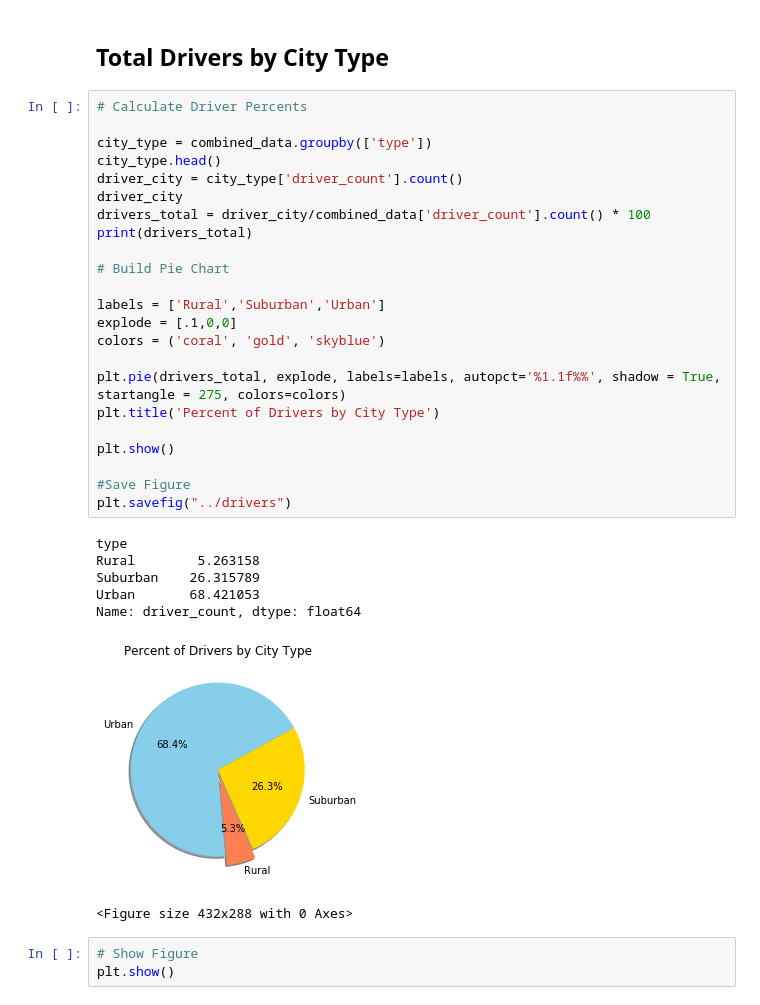
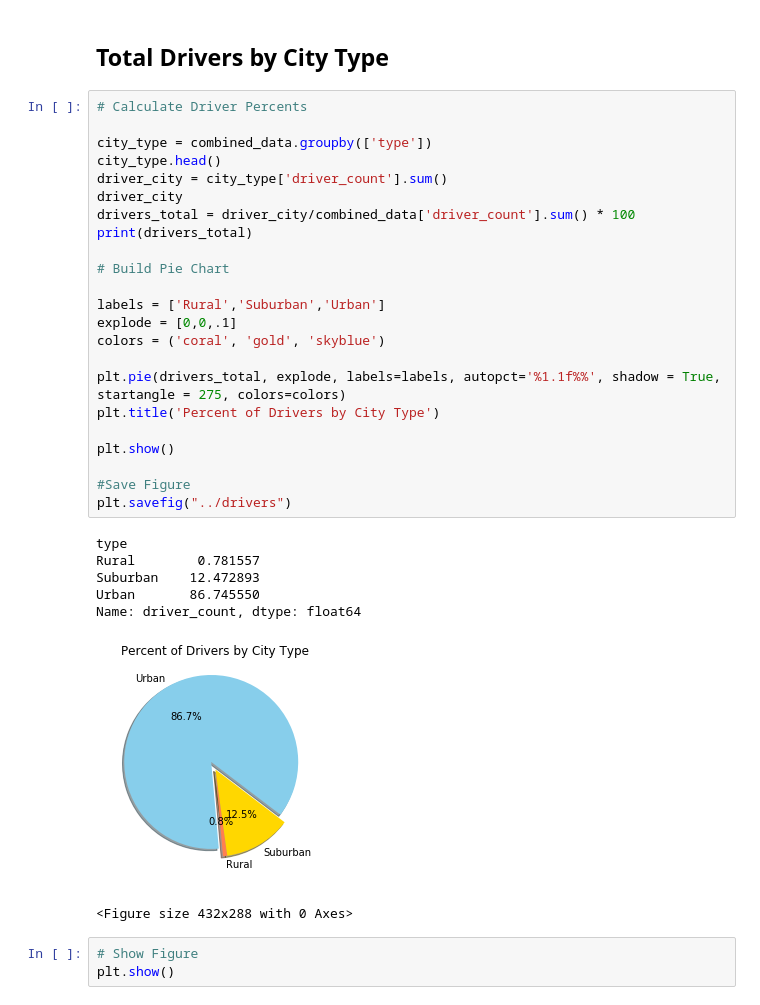
Before and after one commit to erikaplarsen/Assignment-5, a Jupyter notebook: pyber_starter.ipynb, the cells around one changed output. Drawn from its saved outputs; the diff is of its cells as text.

```diff
--- a/pyber_starter.ipynb
+++ b/pyber_starter.ipynb
@@ -180,33 +180,33 @@ plt.show()
 # %%
 # Calculate Driver Percents
 
 city_type = combined_data.groupby(['type'])
 city_type.head()
-driver_city = city_type['driver_count'].count()
+driver_city = city_type['driver_count'].sum()
 driver_city
-drivers_total = driver_city/combined_data['driver_count'].count() * 100
+drivers_total = driver_city/combined_data['driver_count'].sum() * 100
 print(drivers_total)
 
 # Build Pie Chart
 
 labels = ['Rural','Suburban','Urban']
-explode = [.1,0,0]
+explode = [0,0,.1]
 colors = ('coral', 'gold', 'skyblue')
 
 plt.pie(drivers_total, explode, labels=labels, autopct='%1.1f%%', shadow = True, startangle = 275, colors=colors)
 plt.title('Percent of Drivers by City Type')
 
 plt.show()
 
 #Save Figure
 plt.savefig("../drivers")
 # %% [output]
 type
-Rural        5.263158
-Suburban    26.315789
-Urban       68.421053
+Rural        0.781557
+Suburban    12.472893
+Urban       86.745550
 Name: driver_count, dtype: float64
-[figure, old version]
+[figure, new version]
 <Figure size 432x288 with 0 Axes>
 # %%
 # Show Figure
```
Also changed, not shown: parts of 2 cells of this notebook.
